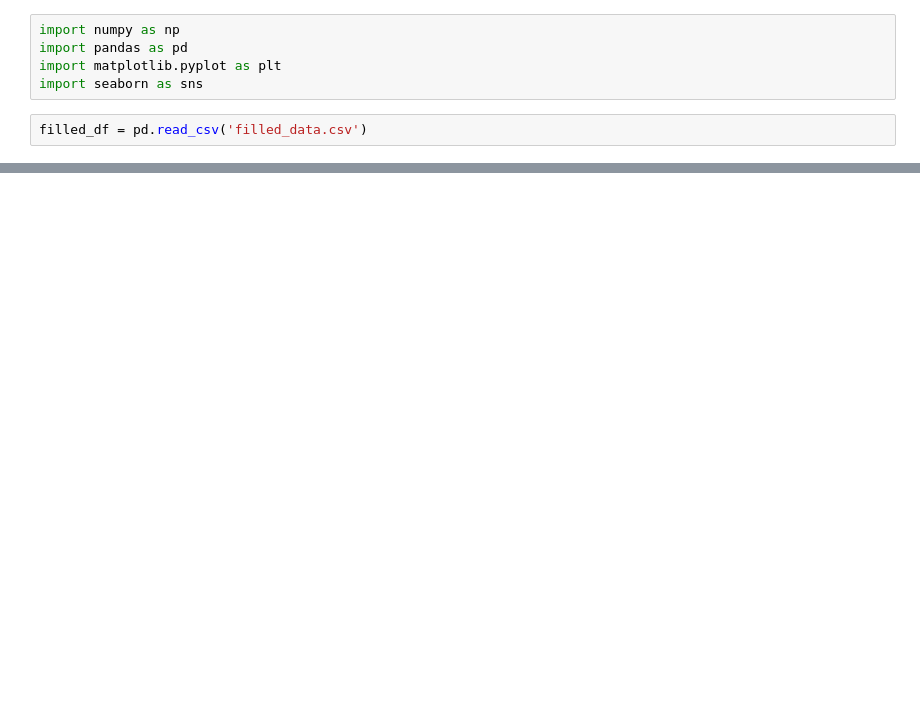
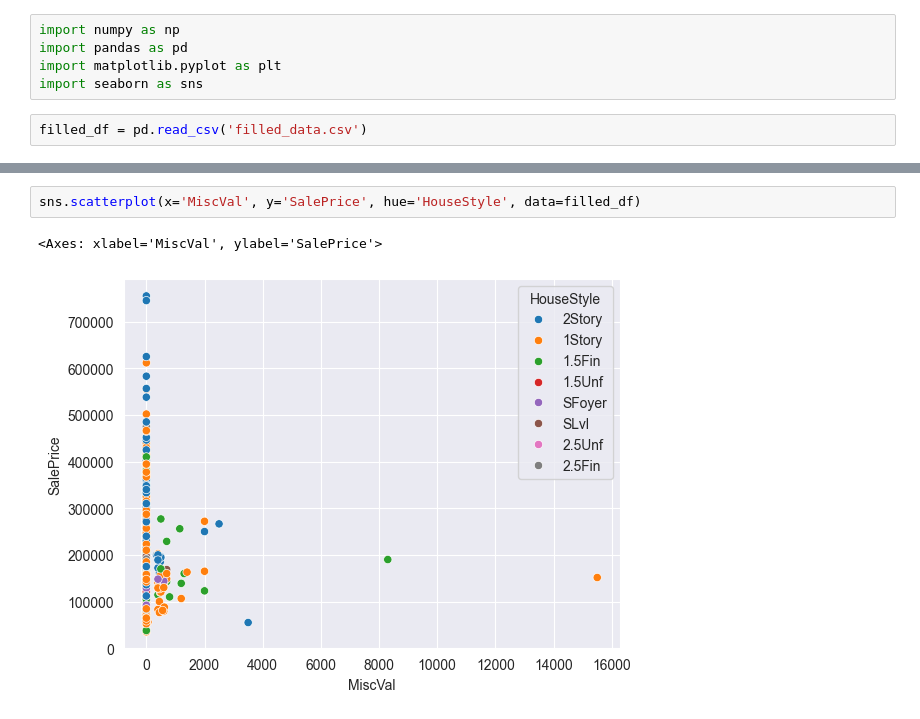
Before and after one commit to Yigit10ur/ames-housing-dataset-solution, a Jupyter notebook: PyCharmMiscProject/feature_engineering.ipynb, the cells around one changed output, grey strips where cells are left out. Saved outputs shown, nothing was run; the diff lists cells and outputs as text; blank space fills up the shorter version.

```diff
--- a/PyCharmMiscProject/feature_engineering.ipynb
+++ b/PyCharmMiscProject/feature_engineering.ipynb
@@ -200,0 +109,5 @@ filled_df.to_csv('eng_df.csv')
+# %%
+sns.scatterplot(x='MiscVal', y='SalePrice', hue='HouseStyle', data=filled_df)
+# %% [output]
+<Axes: xlabel='MiscVal', ylabel='SalePrice'>
+[figure, added]
```
Also changed, not shown: parts of 48 cells of this notebook.
